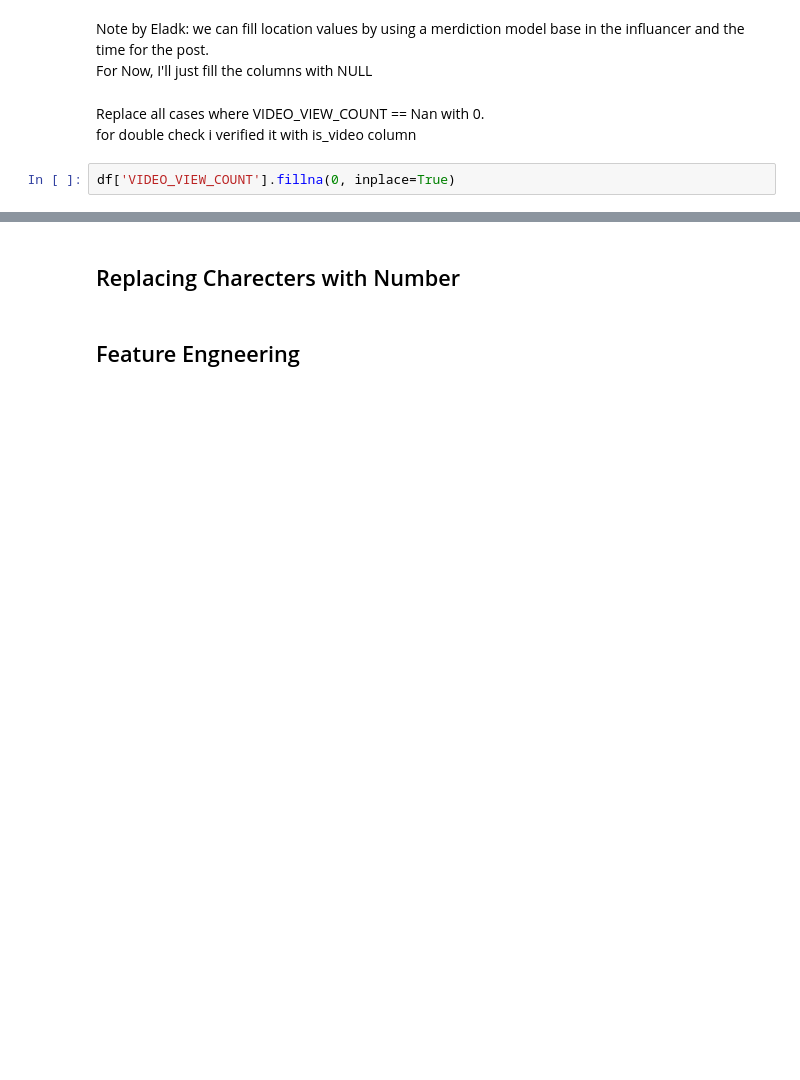
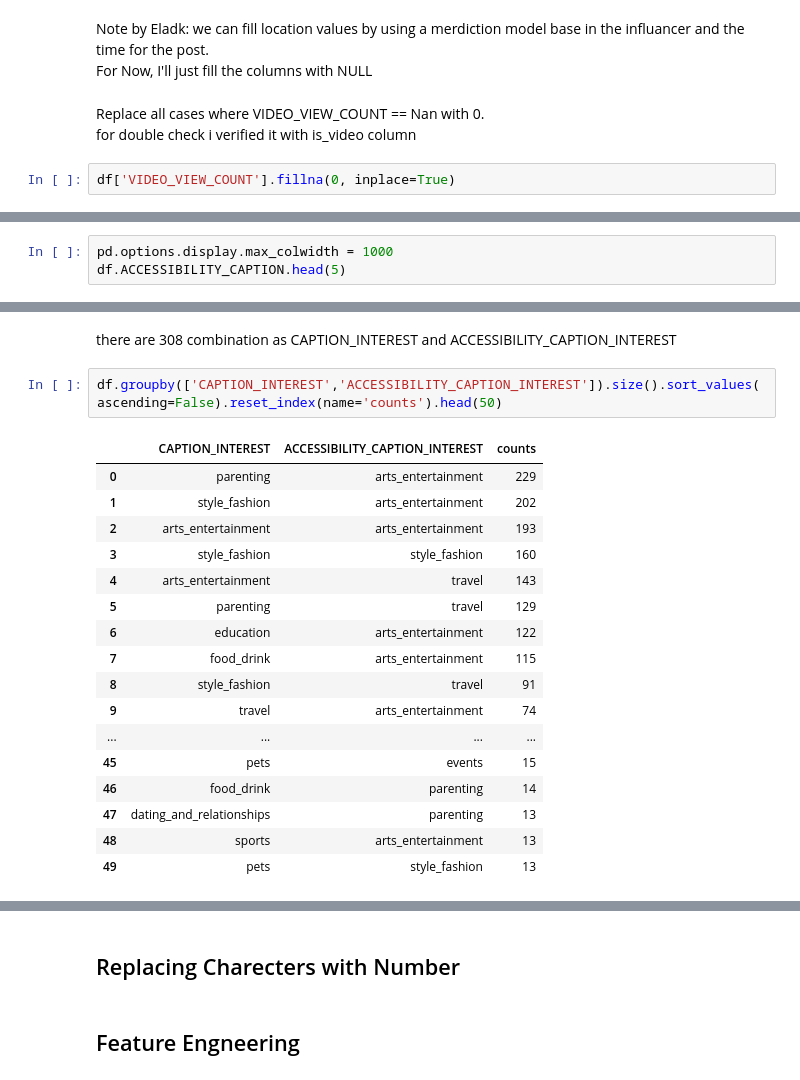
Before and after one commit to Raanank10/Instagram-s-influencers, a Jupyter notebook: Instagram_influencers_eladk_20210908.ipynb, the cells around one changed output, grey strips where cells are left out. Drawn from its saved outputs; the diff is of its cells as text; blank space fills up the shorter version.

```diff
--- a/Instagram_influencers_eladk_20210908.ipynb
+++ b/Instagram_influencers_eladk_20210908.ipynb
@@ -265,0 +287,3 @@ Eladk note 8-Sep-2021: I still need to handle missing values in column:
+# %%
+pd.options.display.max_colwidth = 1000
+df.ACCESSIBILITY_CAPTION.head(5)
@@ -265,0 +343,22 @@ Eladk note 8-Sep-2021: I still need to handle missing values in column:
+# %% [markdown]
+there are 308 combination as CAPTION_INTEREST and ACCESSIBILITY_CAPTION_INTEREST
+# %%
+df.groupby(['CAPTION_INTEREST','ACCESSIBILITY_CAPTION_INTEREST']).size().sort_values(ascending=False).reset_index(name='counts').head(50)
+# %% [output]
+|  | CAPTION_INTEREST | ACCESSIBILITY_CAPTION_INTEREST | counts |
+| 0 | parenting | arts_entertainment | 229 |
+| 1 | style_fashion | arts_entertainment | 202 |
+| 2 | arts_entertainment | arts_entertainment | 193 |
+| 3 | style_fashion | style_fashion | 160 |
+| 4 | arts_entertainment | travel | 143 |
+| 5 | parenting | travel | 129 |
+| 6 | education | arts_entertainment | 122 |
+| 7 | food_drink | arts_entertainment | 115 |
+| 8 | style_fashion | travel | 91 |
+| 9 | travel | arts_entertainment | 74 |
+| ... | ... | ... | ... |
+| 45 | pets | events | 15 |
+| 46 | food_drink | parenting | 14 |
+| 47 | dating_and_relationships | parenting | 13 |
+| 48 | sports | arts_entertainment | 13 |
+| 49 | pets | style_fashion | 13 |
```
Also changed, not shown: parts of 21 cells of this notebook.
